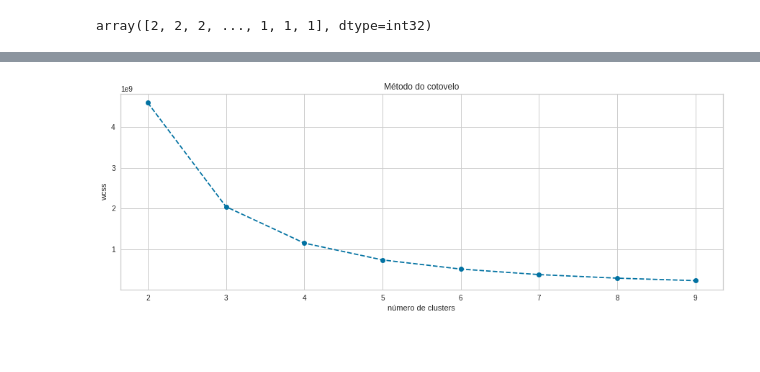
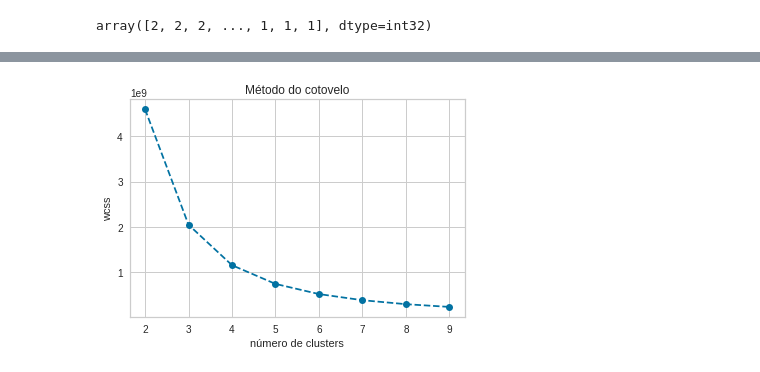
Before and after one commit to secretaria-ICA/Perfil_dos_Participantes_da_TELOS_Fundacao_Embratel_de_Seguridade_Social, a Jupyter notebook: Perfil_de_Alocação_dos_Participantes_vfinal.ipynb, the cells around one changed output, grey strips where cells are left out. Saved outputs shown, nothing was run; the diff lists cells and outputs as text; code cells hidden in the pictures; blank space fills up the shorter version.

```diff
--- a/Perfil_de_Alocação_dos_Participantes_vfinal.ipynb
+++ b/Perfil_de_Alocação_dos_Participantes_vfinal.ipynb
@@ -2598,14 +2362,13 @@ for k in K:
   wcss.append(kmeans.inertia_)
   davies_bouldin.append(davies_bouldin_score(grupo_Dummies, kmeans.labels_))
 # %%
-plt.figure(figsize= (15, 5))
 plt.plot(K, wcss, 'bo--')
 plt.xlabel('número de clusters')
 plt.ylabel('wcss')
 plt.title('Método do cotovelo')
 plt.show()
 # %% [output]
-[figure, old version]
+[figure, new version]
 # %%
 visualizer = KElbowVisualizer(kmeans, k=(2,10))
 visualizer.fit(grupo_Dummies)
```
Also changed, not shown: parts of 270 cells of this notebook.
